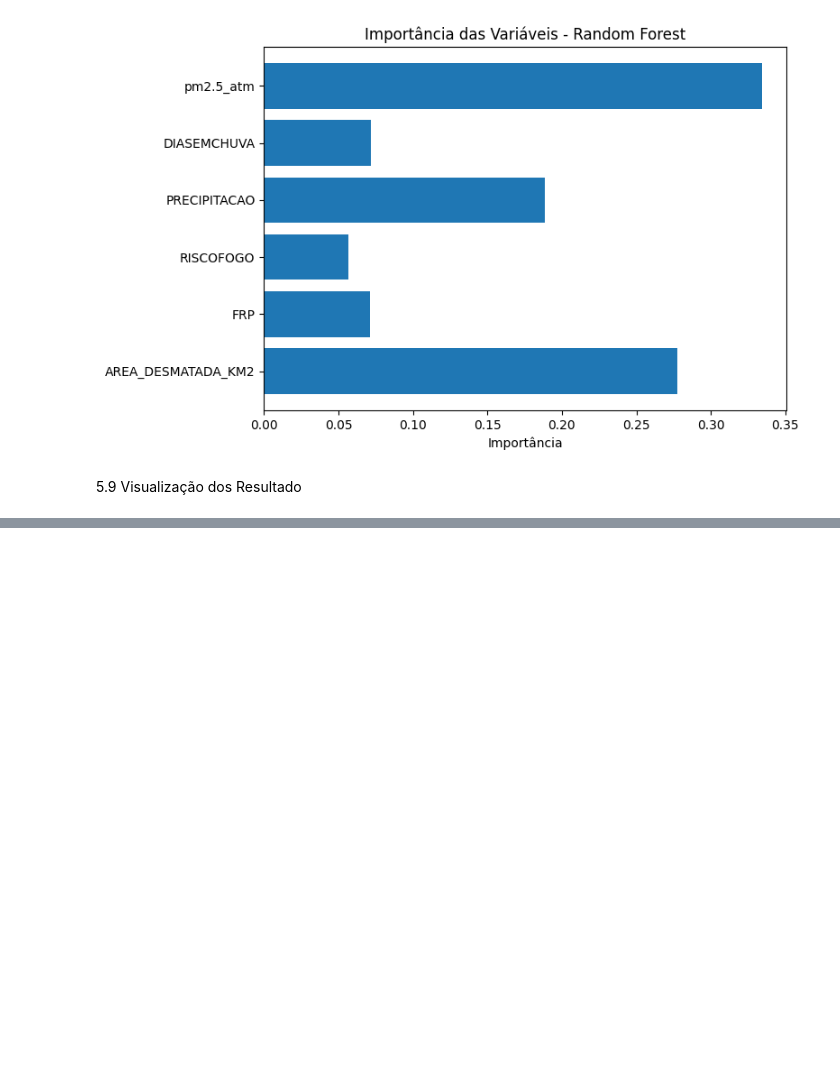
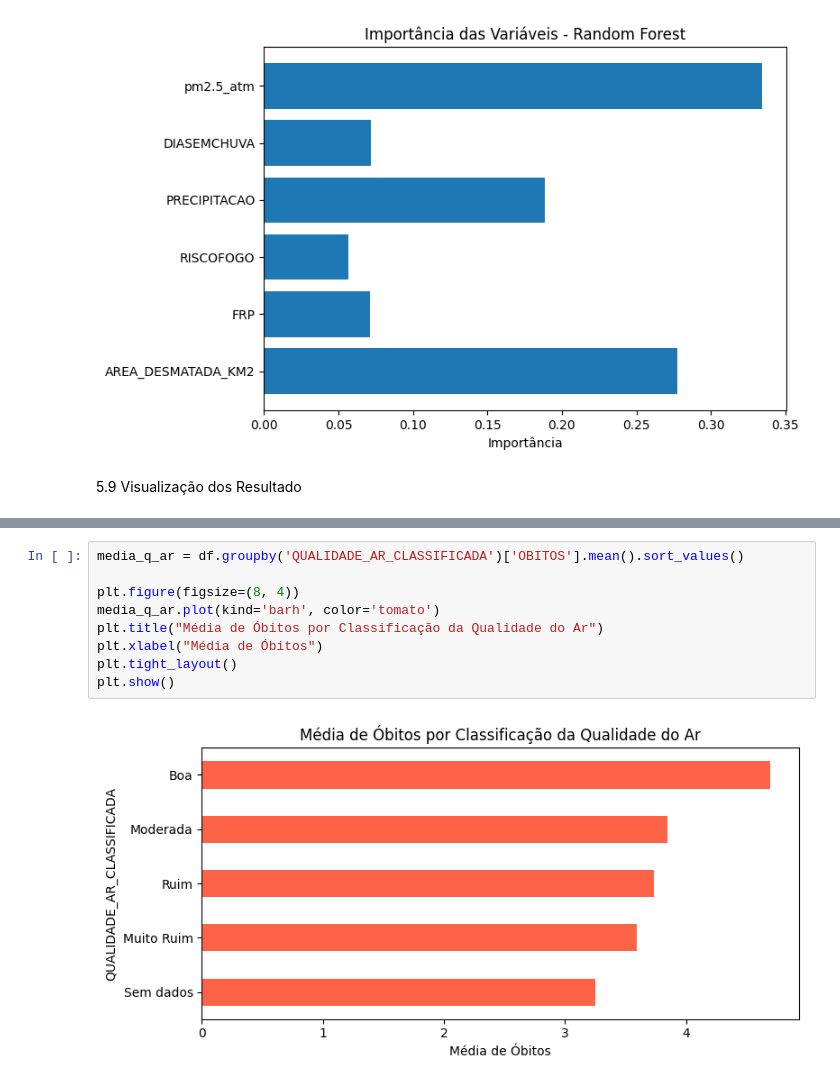
Before and after one commit to bebelsbn/ENG4040, a Jupyter notebook: Sprint02/treinamento.ipynb, the cells around one changed output, grey strips where cells are left out. Cells and saved outputs as stored; diff of their text form; blank space fills up the shorter version.

```diff
--- a/Sprint02/treinamento.ipynb
+++ b/Sprint02/treinamento.ipynb
@@ -265,0 +285,11 @@ plt.show()
+# %%
+media_q_ar = df.groupby('QUALIDADE_AR_CLASSIFICADA')['OBITOS'].mean().sort_values()
+
+plt.figure(figsize=(8, 4))
+media_q_ar.plot(kind='barh', color='tomato')
+plt.title("Média de Óbitos por Classificação da Qualidade do Ar")
+plt.xlabel("Média de Óbitos")
+plt.tight_layout()
+plt.show()
+# %% [output]
+[figure, added]
```
Also changed, not shown: parts of 5 cells of this notebook, 4 other files.
